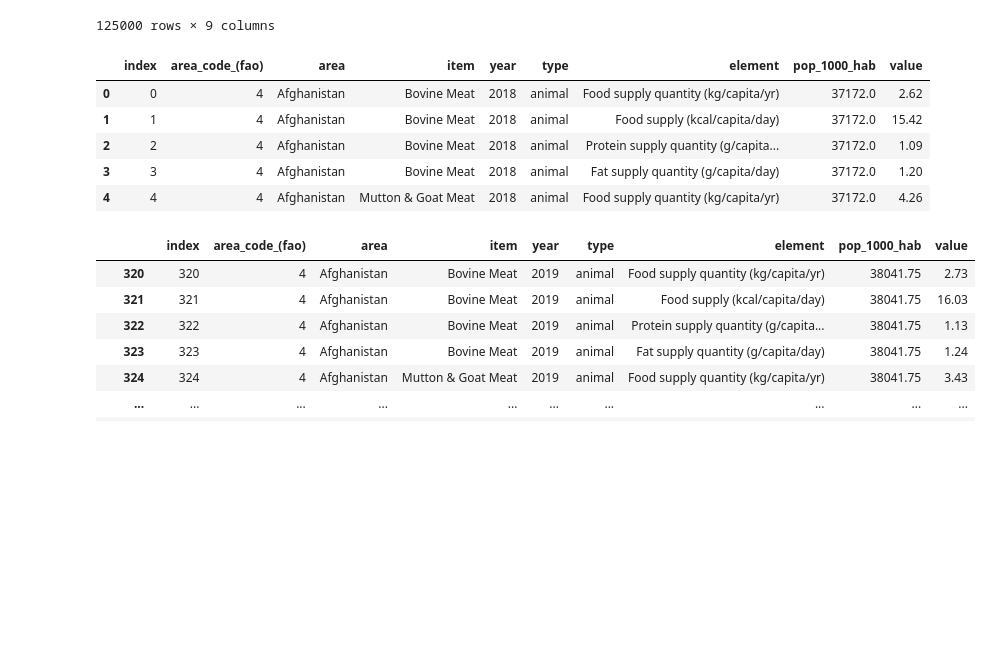
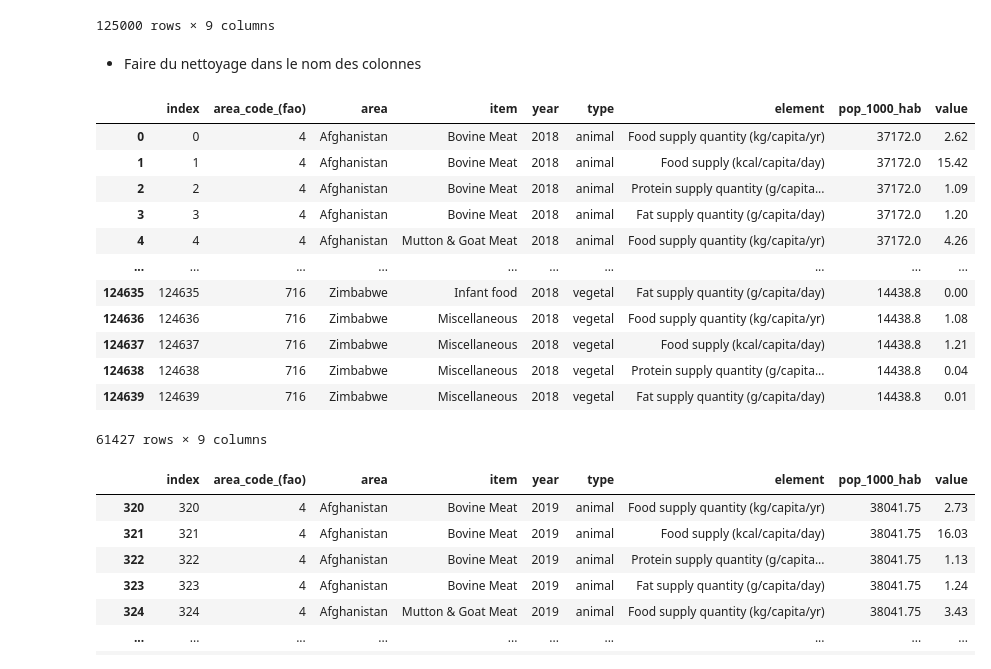
Before and after one commit to ForskyOnly/pandas-visualisation, a Jupyter notebook: kaggle_data.ipynb, the cells around one changed output. Drawn from its saved outputs; the diff is of its cells as text; code cells hidden in the pictures; blank space fills up the shorter version.

```diff
--- a/kaggle_data.ipynb
+++ b/kaggle_data.ipynb
@@ -233,19 +268,28 @@ df_v2
 | 124998 | 124998 | 716 | Zimbabwe | Miscellaneous | 2019 | vegetal | Protein supply quantity (g/capita... | 14645.47 | 0.09 |
 | 124999 | 124999 | 716 | Zimbabwe | Miscellaneous | 2019 | vegetal | Fat supply quantity (g/capita/day) | 14645.47 | 0.04 |
 125000 rows × 9 columns
+# %% [markdown]
+- Faire du nettoyage dans le nom des colonnes
 # %%
 masque = (df_v2["year"] == 2018)
 masque1 = (df_v2["year"] == 2019)
 # %%
 yr_2018 = df_v2[masque]
-yr_2018.head()
+yr_2018
 # %% [output]
 |  | index | area_code_(fao) | area | item | year | type | element | pop_1000_hab | value |
 | 0 | 0 | 4 | Afghanistan | Bovine Meat | 2018 | animal | Food supply quantity (kg/capita/yr) | 37172.0 | 2.62 |
 | 1 | 1 | 4 | Afghanistan | Bovine Meat | 2018 | animal | Food supply (kcal/capita/day) | 37172.0 | 15.42 |
 | 2 | 2 | 4 | Afghanistan | Bovine Meat | 2018 | animal | Protein supply quantity (g/capita... | 37172.0 | 1.09 |
 | 3 | 3 | 4 | Afghanistan | Bovine Meat | 2018 | animal | Fat supply quantity (g/capita/day) | 37172.0 | 1.20 |
 | 4 | 4 | 4 | Afghanistan | Mutton & Goat Meat | 2018 | animal | Food supply quantity (kg/capita/yr) | 37172.0 | 4.26 |
+| ... | ... | ... | ... | ... | ... | ... | ... | ... | ... |
+| 124635 | 124635 | 716 | Zimbabwe | Infant food | 2018 | vegetal | Fat supply quantity (g/capita/day) | 14438.8 | 0.00 |
+| 124636 | 124636 | 716 | Zimbabwe | Miscellaneous | 2018 | vegetal | Food supply quantity (kg/capita/yr) | 14438.8 | 1.08 |
+| 124637 | 124637 | 716 | Zimbabwe | Miscellaneous | 2018 | vegetal | Food supply (kcal/capita/day) | 14438.8 | 1.21 |
+| 124638 | 124638 | 716 | Zimbabwe | Miscellaneous | 2018 | vegetal | Protein supply quantity (g/capita... | 14438.8 | 0.04 |
+| 124639 | 124639 | 716 | Zimbabwe | Miscellaneous | 2018 | vegetal | Fat supply quantity (g/capita/day) | 14438.8 | 0.01 |
+61427 rows × 9 columns
 # %%
 yr_2019 = df_v2[masque1]
 yr_2019
```
Also changed, not shown: parts of 13 cells of this notebook, 22 other files.
